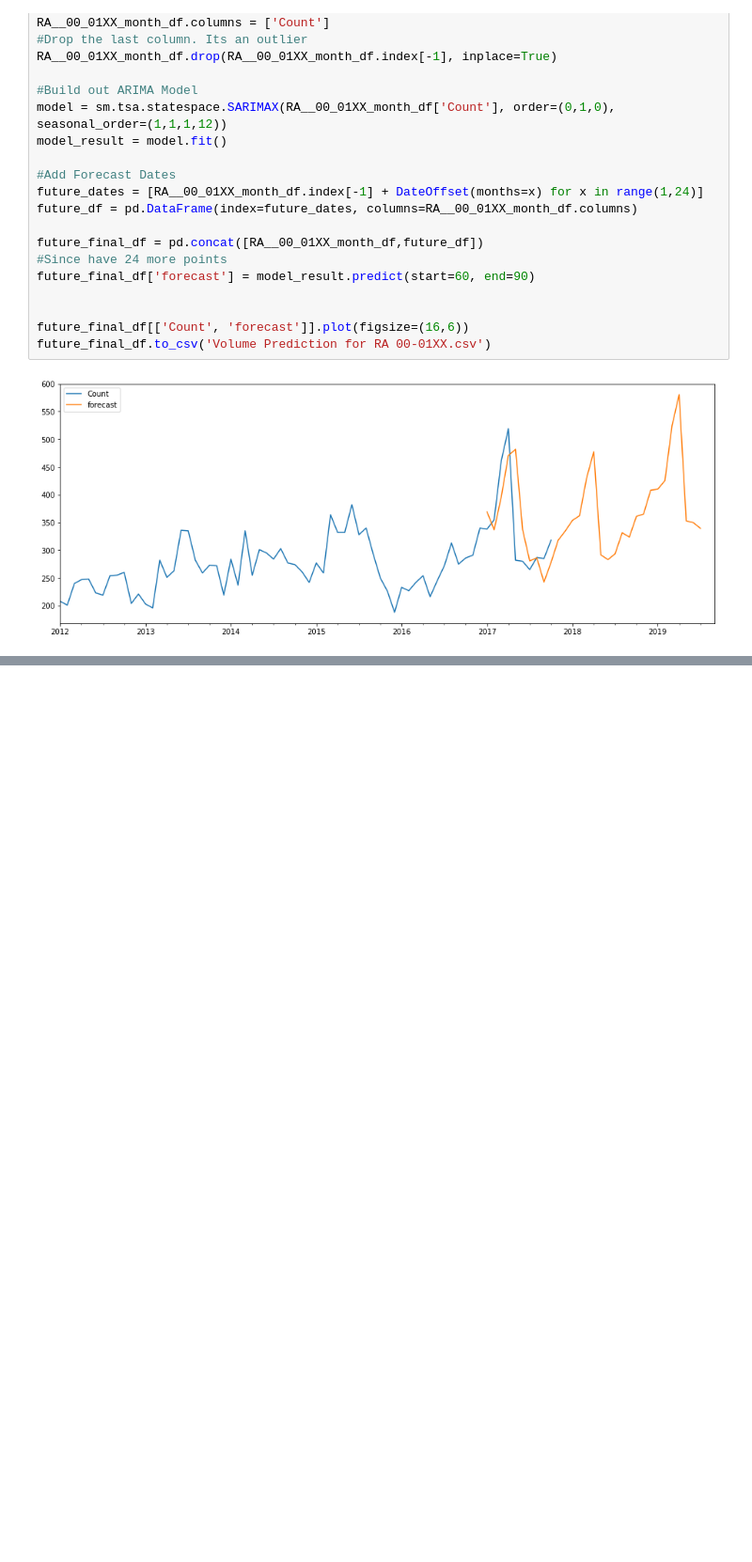
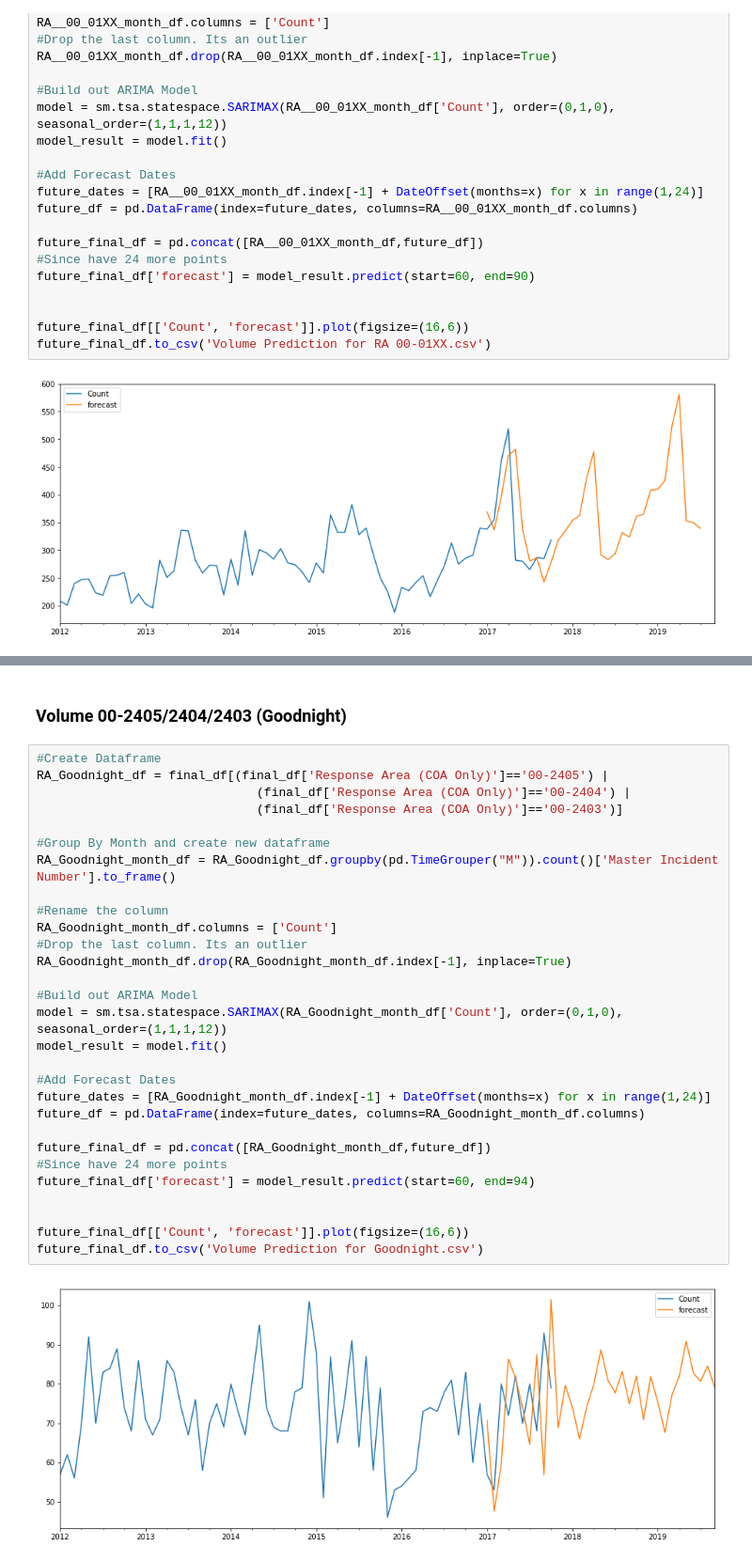
Before and after one commit to madderle/Hack-Austin, a Jupyter notebook: Response Area Volume Prediction.ipynb, the cells around one changed output, grey strips where cells are left out. Shown at 94% size. Cells and saved outputs as stored; diff of their text form; blank space fills up the shorter version.

```diff
--- a/Response Area Volume Prediction.ipynb
+++ b/Response Area Volume Prediction.ipynb
@@ -192,0 +307,33 @@ future_final_df.to_csv('Volume Prediction for RA 00-01XX.csv')
+# %% [markdown]
+### Volume 00-2405/2404/2403 (Goodnight)
+# %%
+#Create Dataframe
+RA_Goodnight_df = final_df[(final_df['Response Area (COA Only)']=='00-2405') |
+                              (final_df['Response Area (COA Only)']=='00-2404') |
+                              (final_df['Response Area (COA Only)']=='00-2403')]
+
+#Group By Month and create new dataframe
+RA_Goodnight_month_df = RA_Goodnight_df.groupby(pd.TimeGrouper("M")).count()['Master Incident Number'].to_frame()
+
+#Rename the column
+RA_Goodnight_month_df.columns = ['Count']
+#Drop the last column. Its an outlier
+RA_Goodnight_month_df.drop(RA_Goodnight_month_df.index[-1], inplace=True)
+
+#Build out ARIMA Model
+model = sm.tsa.statespace.SARIMAX(RA_Goodnight_month_df['Count'], order=(0,1,0), seasonal_order=(1,1,1,12))
+model_result = model.fit()
+
+#Add Forecast Dates
+future_dates = [RA_Goodnight_month_df.index[-1] + DateOffset(months=x) for x in range(1,24)]
+future_df = pd.DataFrame(index=future_dates, columns=RA_Goodnight_month_df.columns)
+
+future_final_df = pd.concat([RA_Goodnight_month_df,future_df])
+#Since have 24 more points
+future_final_df['forecast'] = model_result.predict(start=60, end=94)
+
+
+future_final_df[['Count', 'forecast']].plot(figsize=(16,6))
+future_final_df.to_csv('Volume Prediction for Goodnight.csv')
+# %% [output]
+[figure, added]
```
Also changed, not shown: parts of 11 cells of this notebook, 2 other files.
